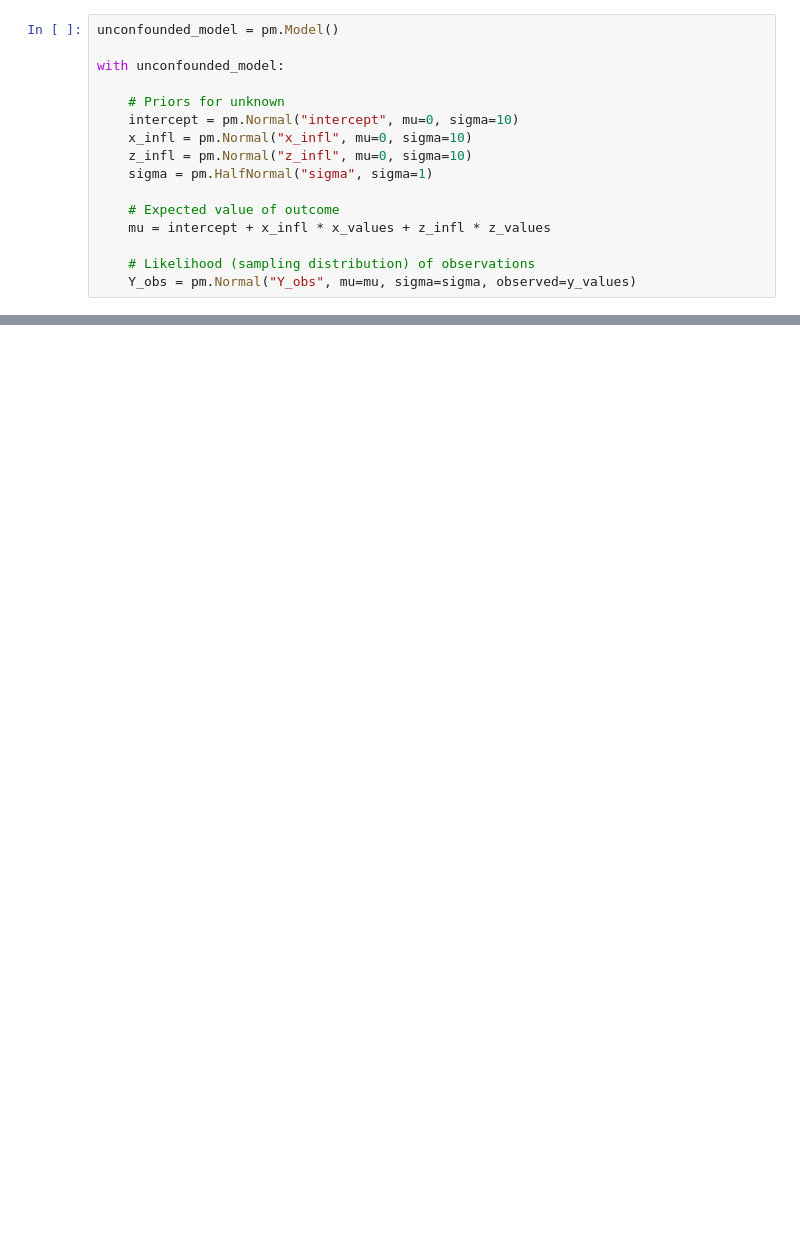
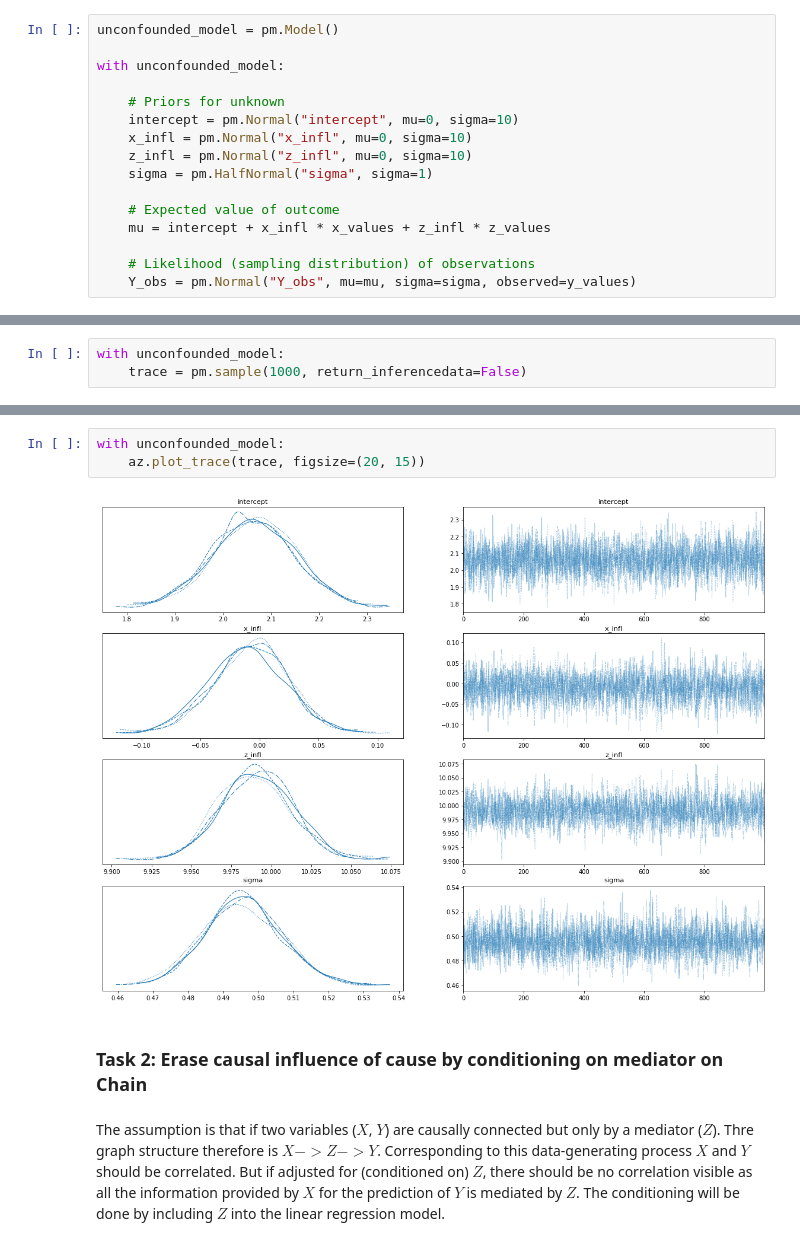
Before and after one commit to 14roebl/Causal_Inference_with_PyMC, a Jupyter notebook: Notebooks/unconfounding_simple_structures.ipynb, the cells around one changed output, grey strips where cells are left out. Cells and saved outputs as stored; diff of their text form; blank space fills up the shorter version.

```diff
--- a/Notebooks/unconfounding_simple_structures.ipynb
+++ b/Notebooks/unconfounding_simple_structures.ipynb
@@ -87,0 +93,3 @@ print(map_estimate)
+# %%
+with unconfounded_model:
+    trace = pm.sample(1000, return_inferencedata=False)
@@ -87,0 +103,11 @@ print(map_estimate)
+# %%
+with unconfounded_model:
+    az.plot_trace(trace, figsize=(20, 15))
+# %% [output]
+[figure, added]
+# %% [markdown]
+### Task 2: Erase causal influence of cause by conditioning on mediator on Chain
+# %% [markdown]
+The assumption is that if two variables ($X$, $Y$) are causally connected  but only by a mediator ($Z$). Thre graph structure therefore is $X -> Z -> Y$.
+Corresponding to this data-generating process $X$ and $Y$ should be correlated. But if adjusted for (conditioned on) $Z$, there should be no correlation visible as all the information provided by $X$ for the prediction of $Y$ is mediated by $Z$.
+The conditioning will be done by including $Z$ into the linear regression model.
```
Also changed, not shown: parts of 23 cells of this notebook.
